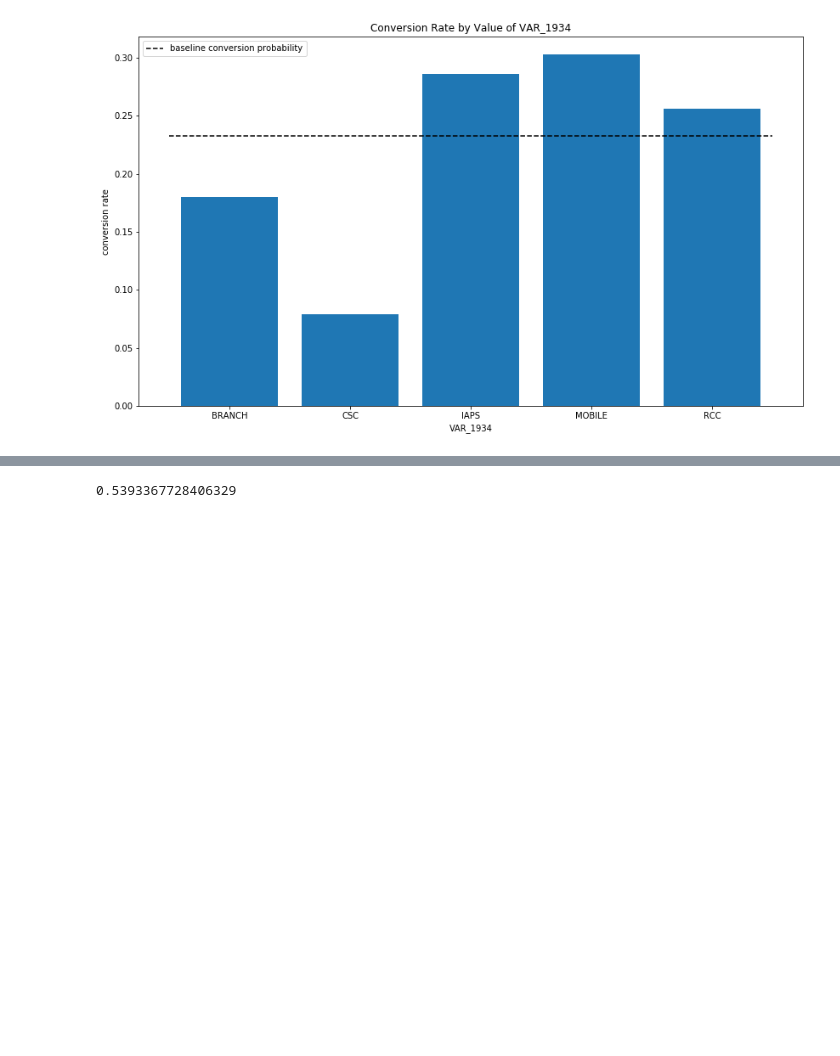
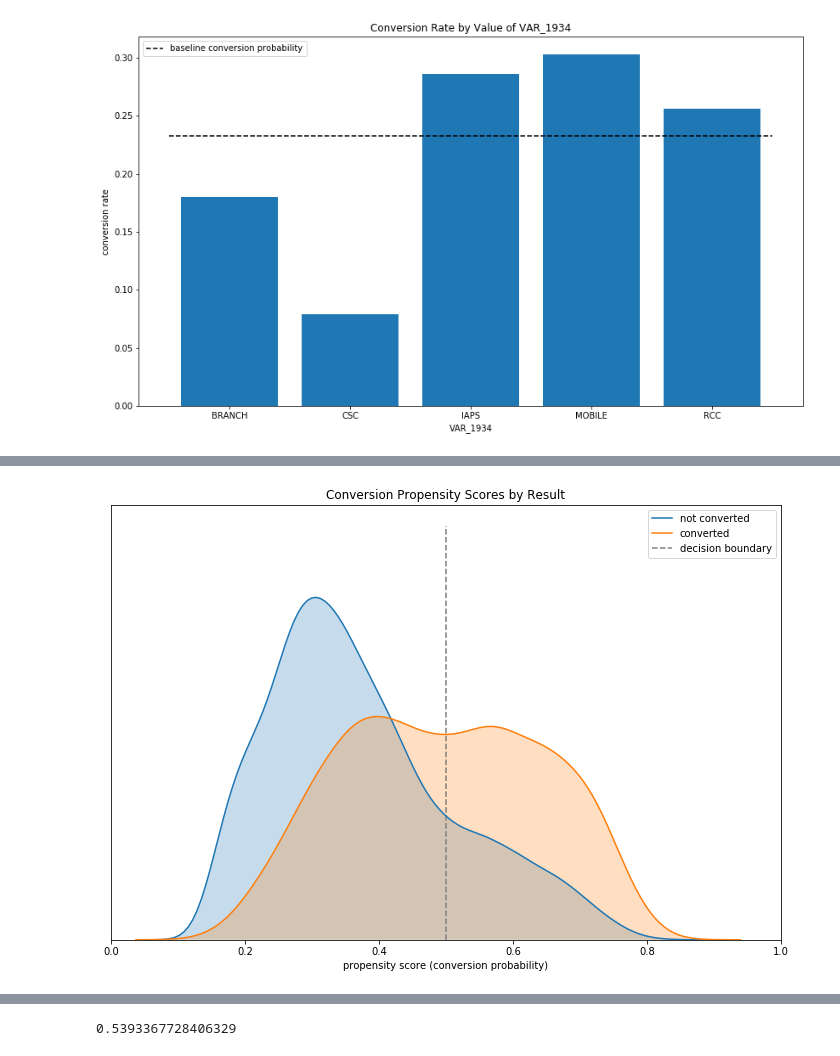
Before and after one commit to TonyBlonigan/marketing_campaign_optimization, a Jupyter notebook: presentation.ipynb, the cells around one changed output, grey strips where cells are left out. Cells and saved outputs as stored; diff of their text form; code cells hidden in the pictures; blank space fills up the shorter version.

Commit message:
added propensity scoring section

```diff
--- a/presentation.ipynb
+++ b/presentation.ipynb
@@ -342,0 +426,43 @@ plt.show()
+# %%
+# define a couple of helper functions for model evaluation
+def prob_to_y_hat(probs, threashold):
+    """
+    convert probability vector to binary prediction using threshold as cutoff point
+    :param probs: numpy array of probabilities that each observation is positive class ('yes')
+    :param threashold: float threashold above which observations will be classified as positive class ('yes')
+    :return: numpy array converted to labels {'no', 'yes'}
+    """
+    # figure out which observations should be yes at threashold
+    msk_positive_class = probs >= threashold
+
+    # convert probs to labels
+    return np.array(['yes' if p else 'no' for p in msk_positive_class])
+
+def decision_function_to_y_hat(dec_funs, threashold):
+    """
+    convert probability vector to binary prediction using threshold as cutoff point
+    :param probs: numpy array of probabilities that each observation is positive class ('yes')
+    :param threashold: float threashold above which observations will be classified as positive class ('yes')
+    :return: numpy array converted to labels {'no', 'yes'}
+    """
+    # figure out which observations should be yes at threashold
+    msk_positive_class = dec_funs >= threashold
+
+    # convert probs to labels
+    return np.array(['yes' if p else 'no' for p in msk_positive_class])
+
+p = y_test[msk_test].copy()
+p['y_hat'] = y_hat_test_prob
+
+fig, ax = plt.subplots(figsize=(12, 8))
+plt.vlines(.5, 0, 4, linestyle='dashed', color='grey', label='decision boundary')
+for v in p.target.unique():
+    msk_v = p['target'] == v
+    sns.kdeplot(p.loc[msk_v, 'y_hat'], label='converted' if v == 1 else 'not converted', shade=True)
+plt.xlim(0, 1)
+plt.xlabel('propensity score (conversion probability)')
+ax.get_yaxis().set_visible(False)
+plt.title('Conversion Propensity Scores by Result')
+plt.show()
+# %% [output]
+[figure, added]
```
Also changed, not shown: parts of 13 cells of this notebook.
